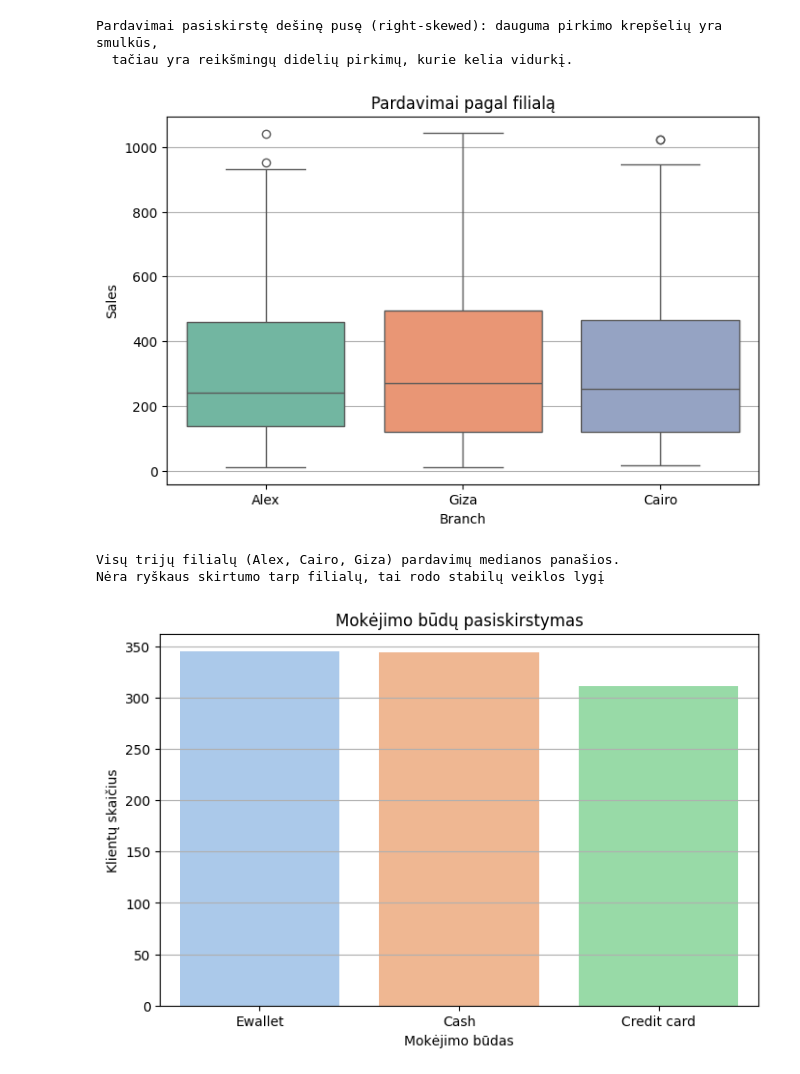
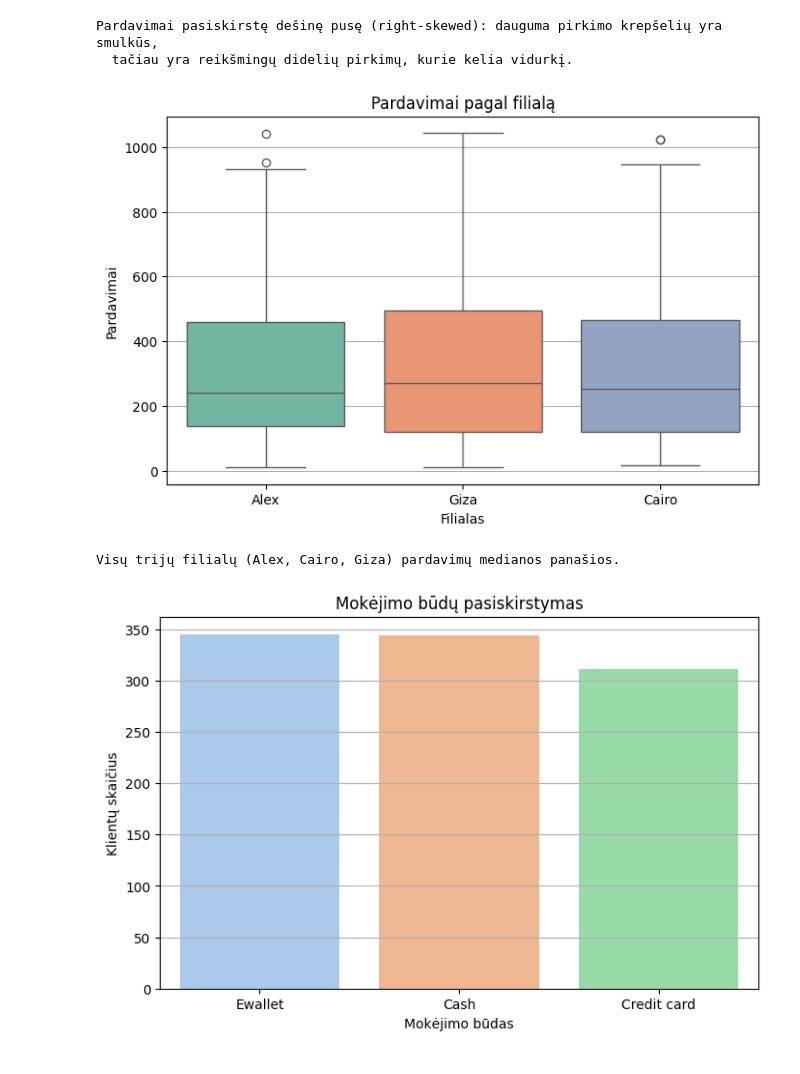
Before and after one commit to MigleSdc/BIT-kursai, a Jupyter notebook: 03_Python/Capstone Project_Supermarket_Sales.ipynb, the cells around one changed output. Cells and saved outputs as stored; diff of their text form; code cells hidden in the pictures.

```diff
--- a/03_Python/Capstone Project_Supermarket_Sales.ipynb
+++ b/03_Python/Capstone Project_Supermarket_Sales.ipynb
@@ -202,15 +202,13 @@ Pardavimai pasiskirstę dešinę pusę (right-skewed): dauguma pirkimo krepšeli
 # %%
 # Grafikas Nr2, Palyginimas tarp filialų (branches)
 plt.figure(figsize=(8, 5))
 sns.boxplot(data=df, x="Branch", y="Sales", hue="Branch", palette="Set2", legend=False)
 plt.title("Pardavimai pagal filialą")
-plt.xlabel("Branch")
-plt.ylabel("Sales")
+plt.xlabel("Filialas")
+plt.ylabel("Pardavimai")
 plt.show()
 
 print("Visų trijų filialų (Alex, Cairo, Giza) pardavimų medianos panašios.")
-print("Nėra ryškaus skirtumo tarp filialų, tai rodo stabilų veiklos lygį")
 # %% [output]
-[figure, old version]
+[figure, new version]
 Visų trijų filialų (Alex, Cairo, Giza) pardavimų medianos panašios.
-Nėra ryškaus skirtumo tarp filialų, tai rodo stabilų veiklos lygį
```
Also changed, not shown: parts of 5 cells of this notebook.
